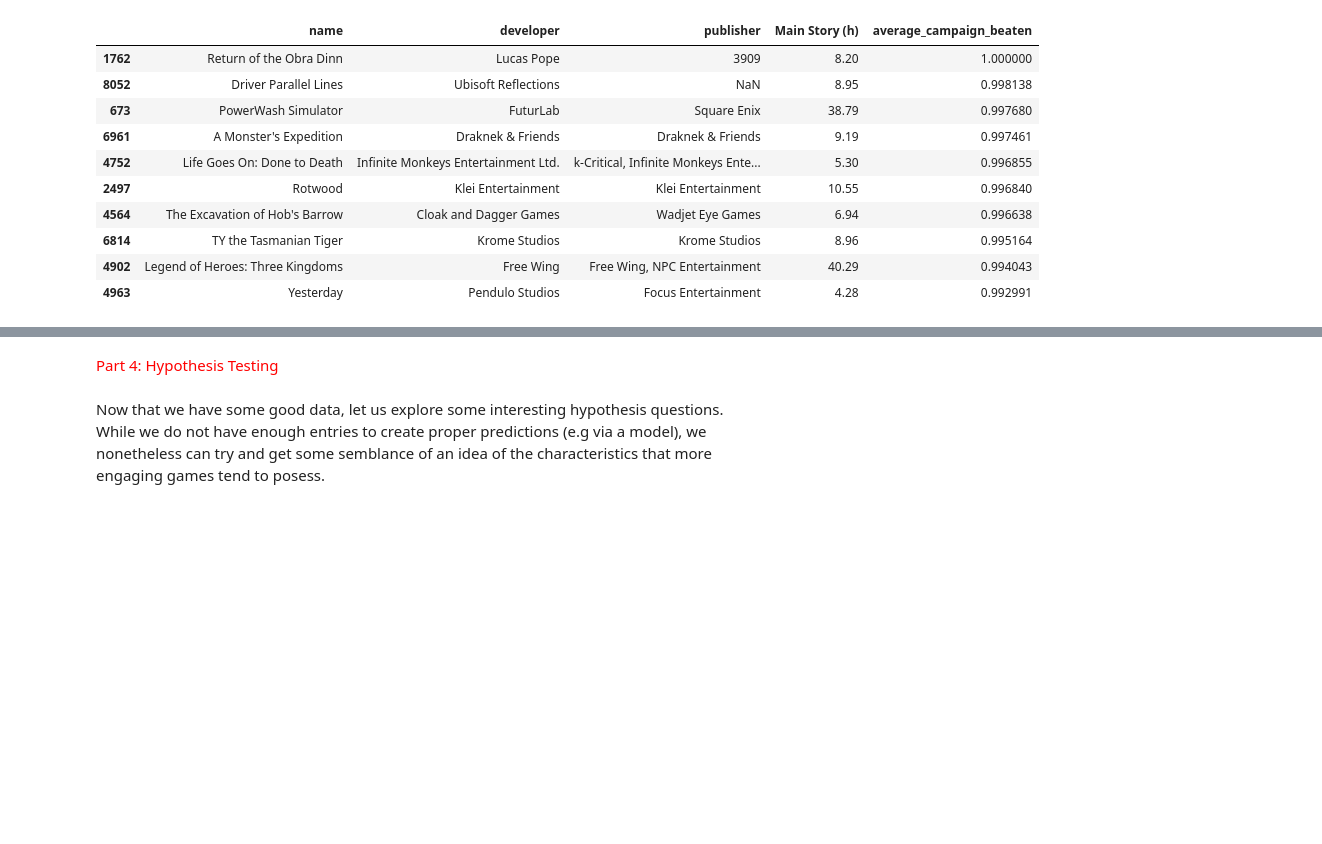
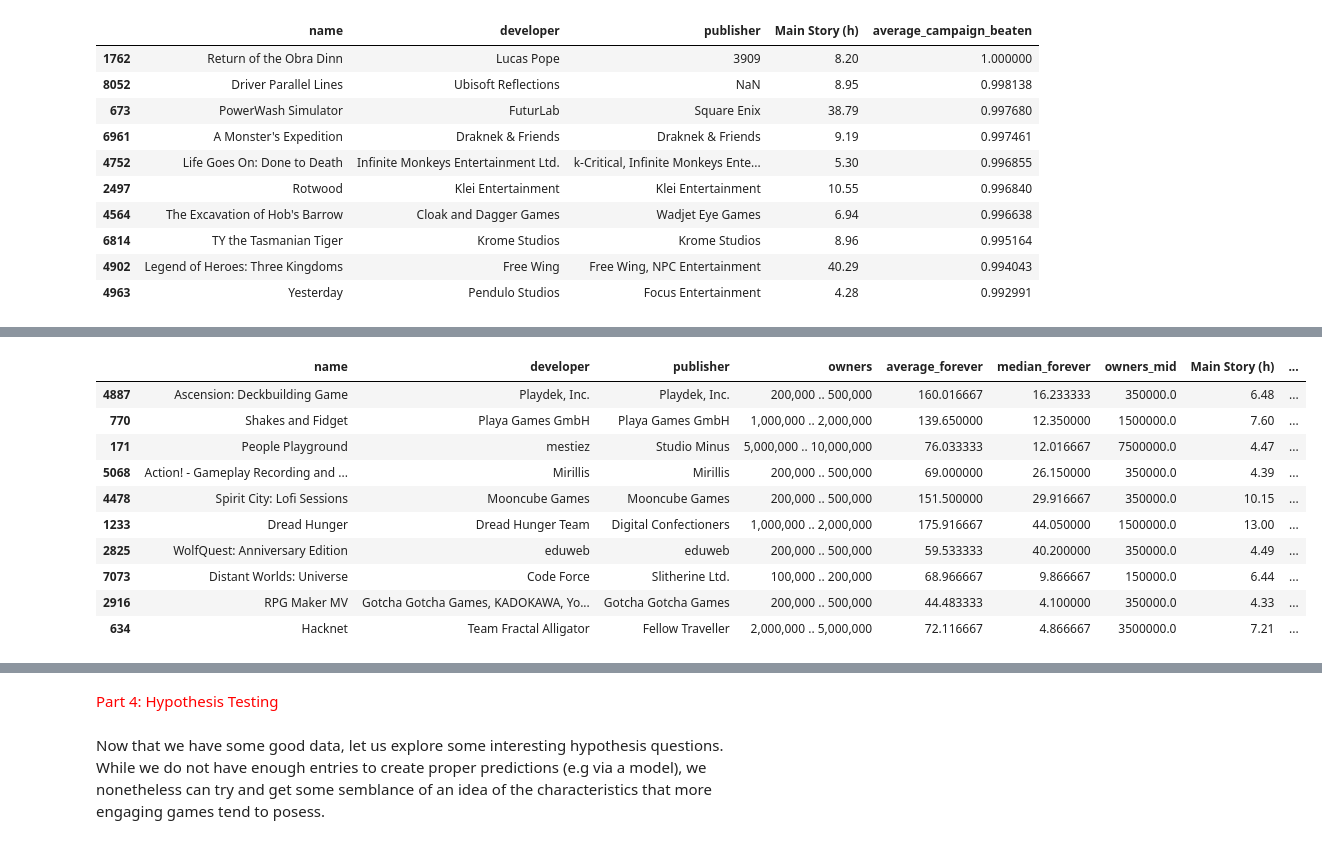
Before and after one commit to AbdullahMushtaq27100324/Data-Science-Course-Project, a Jupyter notebook: Games.ipynb, the cells around one changed output, grey strips where cells are left out. Cells and saved outputs as stored; diff of their text form; code cells hidden in the pictures; blank space fills up the shorter version.

```diff
--- a/Games.ipynb
+++ b/Games.ipynb
@@ -640,0 +672,14 @@ short_campaign_single_player_df.sort_values(by='average_campaign_beaten',ascendi
+# %%
+single_player_df.sort_values(by='average_campaign_beaten',ascending=False).head(10)
+# %% [output]
+|  | name | developer | publisher | owners | average_forever | median_forever | owners_mid | Main Story (h) | ... |
+| 4887 | Ascension: Deckbuilding Game | Playdek, Inc. | Playdek, Inc. | 200,000 .. 500,000 | 160.016667 | 16.233333 | 350000.0 | 6.48 | ... |
+| 770 | Shakes and Fidget | Playa Games GmbH | Playa Games GmbH | 1,000,000 .. 2,000,000 | 139.650000 | 12.350000 | 1500000.0 | 7.60 | ... |
+| 171 | People Playground | mestiez | Studio Minus | 5,000,000 .. 10,000,000 | 76.033333 | 12.016667 | 7500000.0 | 4.47 | ... |
+| 5068 | Action! - Gameplay Recording and ... | Mirillis | Mirillis | 200,000 .. 500,000 | 69.000000 | 26.150000 | 350000.0 | 4.39 | ... |
+| 4478 | Spirit City: Lofi Sessions | Mooncube Games | Mooncube Games | 200,000 .. 500,000 | 151.500000 | 29.916667 | 350000.0 | 10.15 | ... |
+| 1233 | Dread Hunger | Dread Hunger Team | Digital Confectioners | 1,000,000 .. 2,000,000 | 175.916667 | 44.050000 | 1500000.0 | 13.00 | ... |
+| 2825 | WolfQuest: Anniversary Edition | eduweb | eduweb | 200,000 .. 500,000 | 59.533333 | 40.200000 | 350000.0 | 4.49 | ... |
+| 7073 | Distant Worlds: Universe | Code Force | Slitherine Ltd. | 100,000 .. 200,000 | 68.966667 | 9.866667 | 150000.0 | 6.44 | ... |
+| 2916 | RPG Maker MV | Gotcha Gotcha Games, KADOKAWA, Yo... | Gotcha Gotcha Games | 200,000 .. 500,000 | 44.483333 | 4.100000 | 350000.0 | 4.33 | ... |
+| 634 | Hacknet | Team Fractal Alligator | Fellow Traveller | 2,000,000 .. 5,000,000 | 72.116667 | 4.866667 | 3500000.0 | 7.21 | ... |
```
Also changed, not shown: parts of 12 cells of this notebook, 2 other files.
